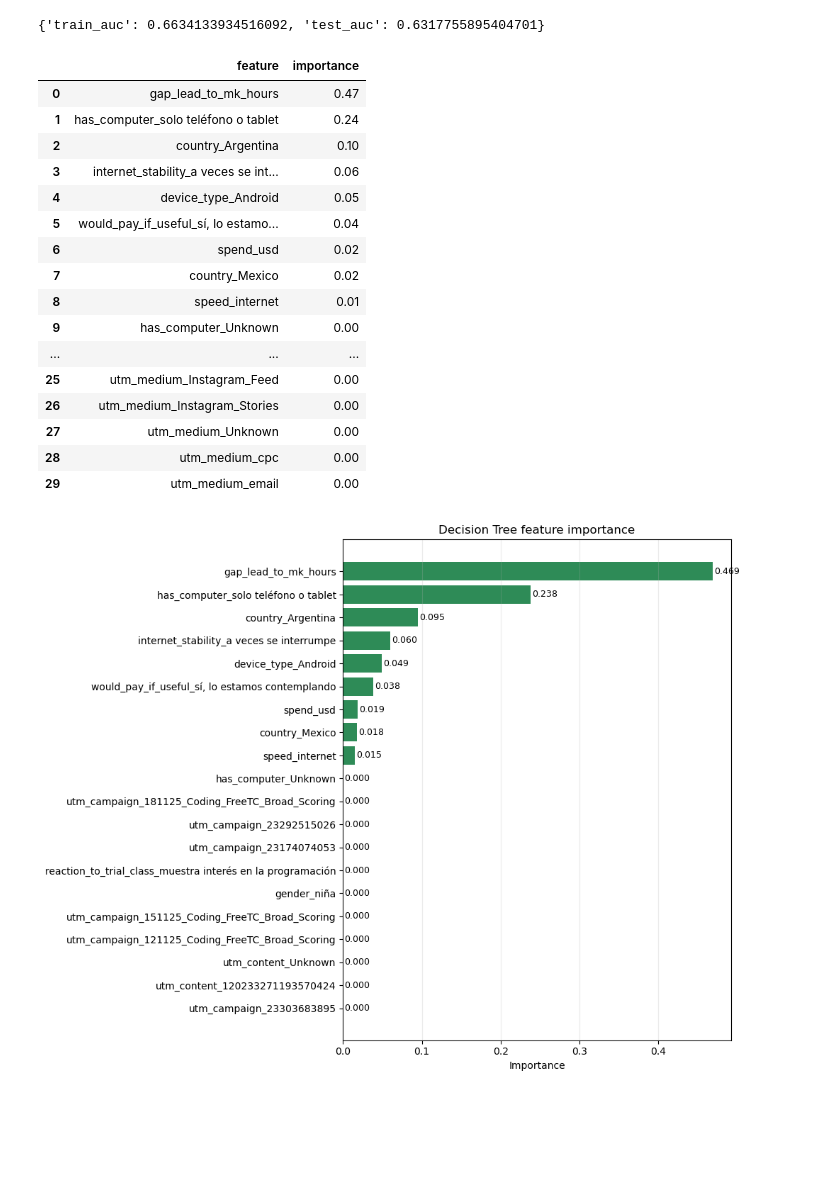
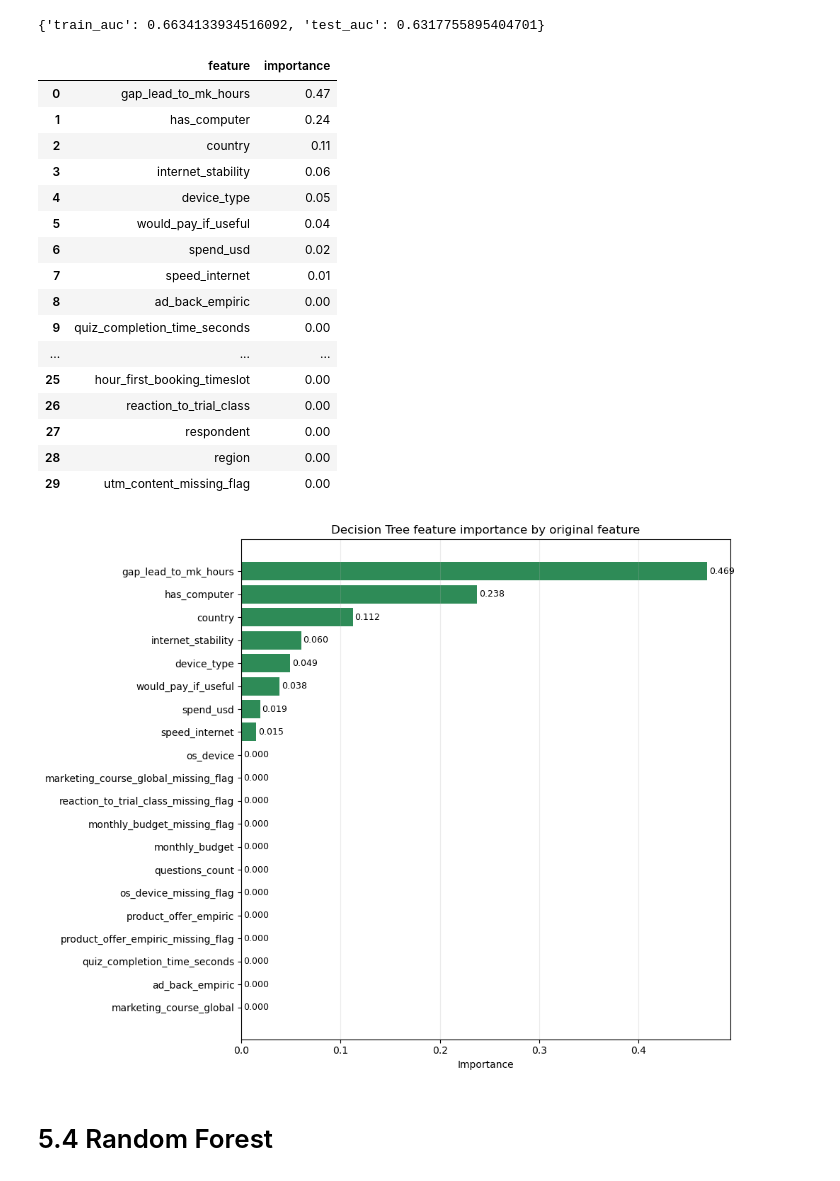
Before and after one commit to AlinaYakubova/Thesis_DTM_Trial_Class_Prediction, a Jupyter notebook: Main_script_diploma.ipynb, the cells around one changed output. Saved outputs shown, nothing was run; the diff lists cells and outputs as text; code cells hidden in the pictures; blank space fills up the shorter version.

Commit message:
add random forest

```diff
--- a/Main_script_diploma.ipynb
+++ b/Main_script_diploma.ipynb
@@ -1491,31 +1493,41 @@ print(dt_aucs)
 preprocessor = dt_model.named_steps["preprocessor"]
 classifier = dt_model.named_steps["classifier"]
 
-feature_names_dt = []
+feature_importance_rows_dt = []
+importance_offset_dt = 0
 
 if num_features_dt:
-    feature_names_dt.extend(num_features_dt)
+    for feature, importance in zip(
+        num_features_dt,
+        classifier.feature_importances_[:len(num_features_dt)],
+    ):
+        feature_importance_rows_dt.append({
+            "feature": feature,
+            "importance": importance,
+        })
+
+    importance_offset_dt = len(num_features_dt)
 
 if cat_features_dt:
     cat_pipeline = preprocessor.named_transformers_["cat"]
     onehot = cat_pipeline.named_steps["onehot"]
+    cat_importances_dt = classifier.feature_importances_[importance_offset_dt:]
 
-    try:
-        cat_feature_names_dt = onehot.get_feature_names_out(cat_features_dt).tolist()
-    except AttributeError:
-        cat_feature_names_dt = onehot.get_feature_names(cat_features_dt).tolist()
+    for feature, categories in zip(cat_features_dt, onehot.categories_):
+        n_categories = len(categories)
+        feature_importance_rows_dt.append({
+            "feature": feature,
+            "importance": cat_importances_dt[:n_categories].sum(),
+        })
+        cat_importances_dt = cat_importances_dt[n_categories:]
 
-    feature_names_dt.extend(cat_feature_names_dt)
-
-dt_feature_importance = pd.DataFrame({
-    "feature": feature_names_dt,
-    "importance": classifier.feature_importances_,
-})
-
-dt_feature_importance = dt_feature_importance.sort_values(
-    "importance",
-    ascending=False,
-).reset_index(drop=True)
+dt_feature_importance = (
+    pd.DataFrame(feature_importance_rows_dt)
+    .groupby("feature", as_index=False)["importance"]
+    .sum()
+    .sort_values("importance", ascending=False)
+    .reset_index(drop=True)
+)
 
 display(dt_feature_importance.head(30).round(3))
 
@@ -1523,45 +1535,47 @@ top_dt_features = dt_feature_importance.head(20).sort_values("importance", ascen
 
 fig, ax = plt.subplots(figsize=(10, 8))
 ax.barh(
     top_dt_features["feature"],
     top_dt_features["importance"],
     color="seagreen",
 )
-ax.set_title("Decision Tree feature importance")
+ax.set_title("Decision Tree feature importance by original feature")
 ax.set_xlabel("Importance")
 ax.set_ylabel("")
 ax.grid(axis="x", alpha=0.25)
 ax.invert_yaxis()
 
 for patch in ax.patches:
     width = patch.get_width()
     ax.text(
         width + 0.002,
         patch.get_y() + patch.get_height() / 2,
         f"{width:.3f}",
         va="center",
         ha="left",
         fontsize=9,
     )
 
 plt.tight_layout()
 plt.show()
 # %% [output]
 |  | feature | importance |
 | 0 | gap_lead_to_mk_hours | 0.47 |
-| 1 | has_computer_solo teléfono o tablet | 0.24 |
-| 2 | country_Argentina | 0.10 |
-| 3 | internet_stability_a veces se int... | 0.06 |
-| 4 | device_type_Android | 0.05 |
-| 5 | would_pay_if_useful_sí, lo estamo... | 0.04 |
+| 1 | has_computer | 0.24 |
+| 2 | country | 0.11 |
+| 3 | internet_stability | 0.06 |
+| 4 | device_type | 0.05 |
+| 5 | would_pay_if_useful | 0.04 |
 | 6 | spend_usd | 0.02 |
-| 7 | country_Mexico | 0.02 |
-| 8 | speed_internet | 0.01 |
-| 9 | has_computer_Unknown | 0.00 |
+| 7 | speed_internet | 0.01 |
+| 8 | ad_back_empiric | 0.00 |
+| 9 | quiz_completion_time_seconds | 0.00 |
 | ... | ... | ... |
-| 25 | utm_medium_Instagram_Feed | 0.00 |
-| 26 | utm_medium_Instagram_Stories | 0.00 |
-| 27 | utm_medium_Unknown | 0.00 |
-| 28 | utm_medium_cpc | 0.00 |
-| 29 | utm_medium_email | 0.00 |
+| 25 | hour_first_booking_timeslot | 0.00 |
+| 26 | reaction_to_trial_class | 0.00 |
+| 27 | respondent | 0.00 |
+| 28 | region | 0.00 |
+| 29 | utm_content_missing_flag | 0.00 |
-[figure, old version]
+[figure, new version]
+# %% [markdown]
+# 5.4 Random Forest
```
Also changed, not shown: parts of 7 cells of this notebook.
